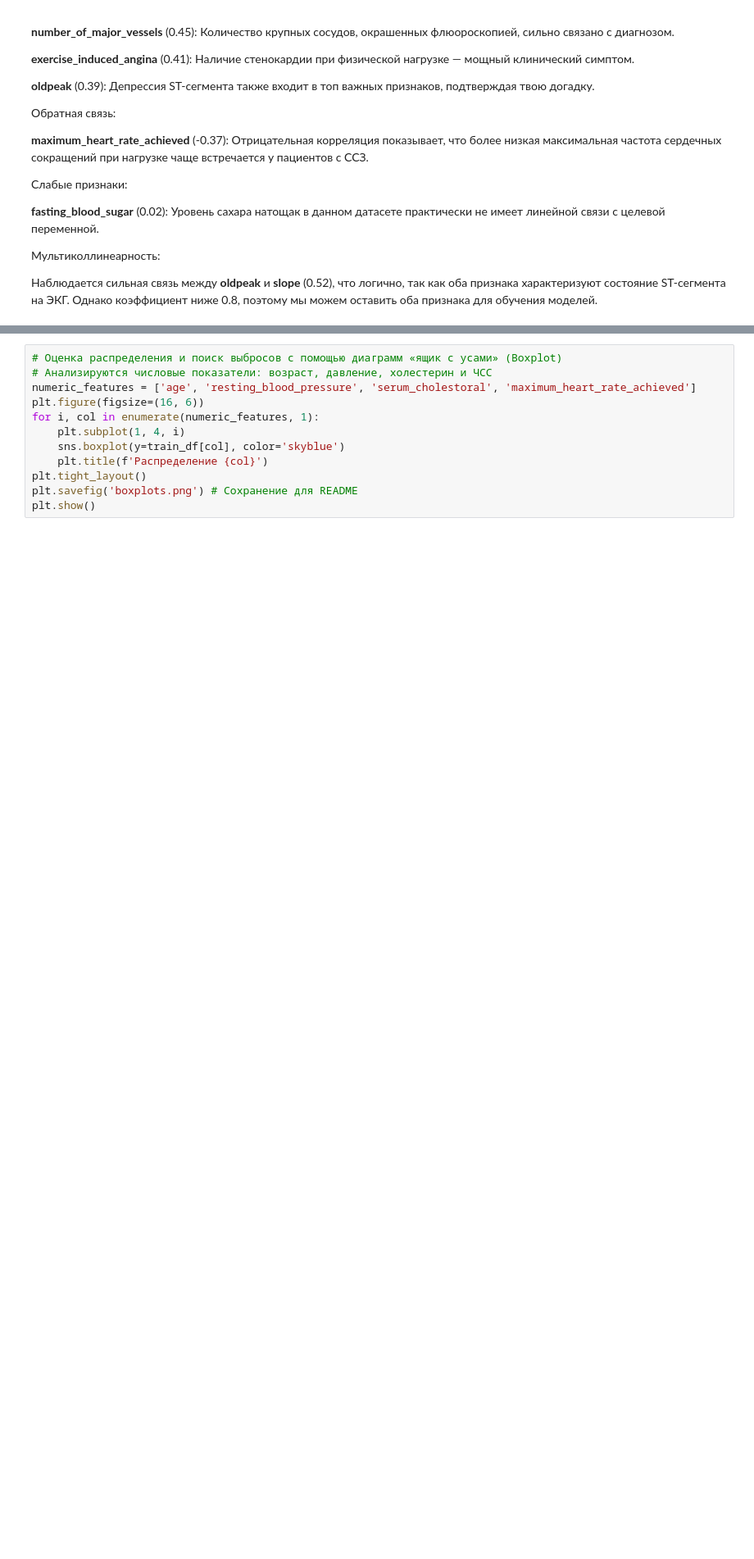
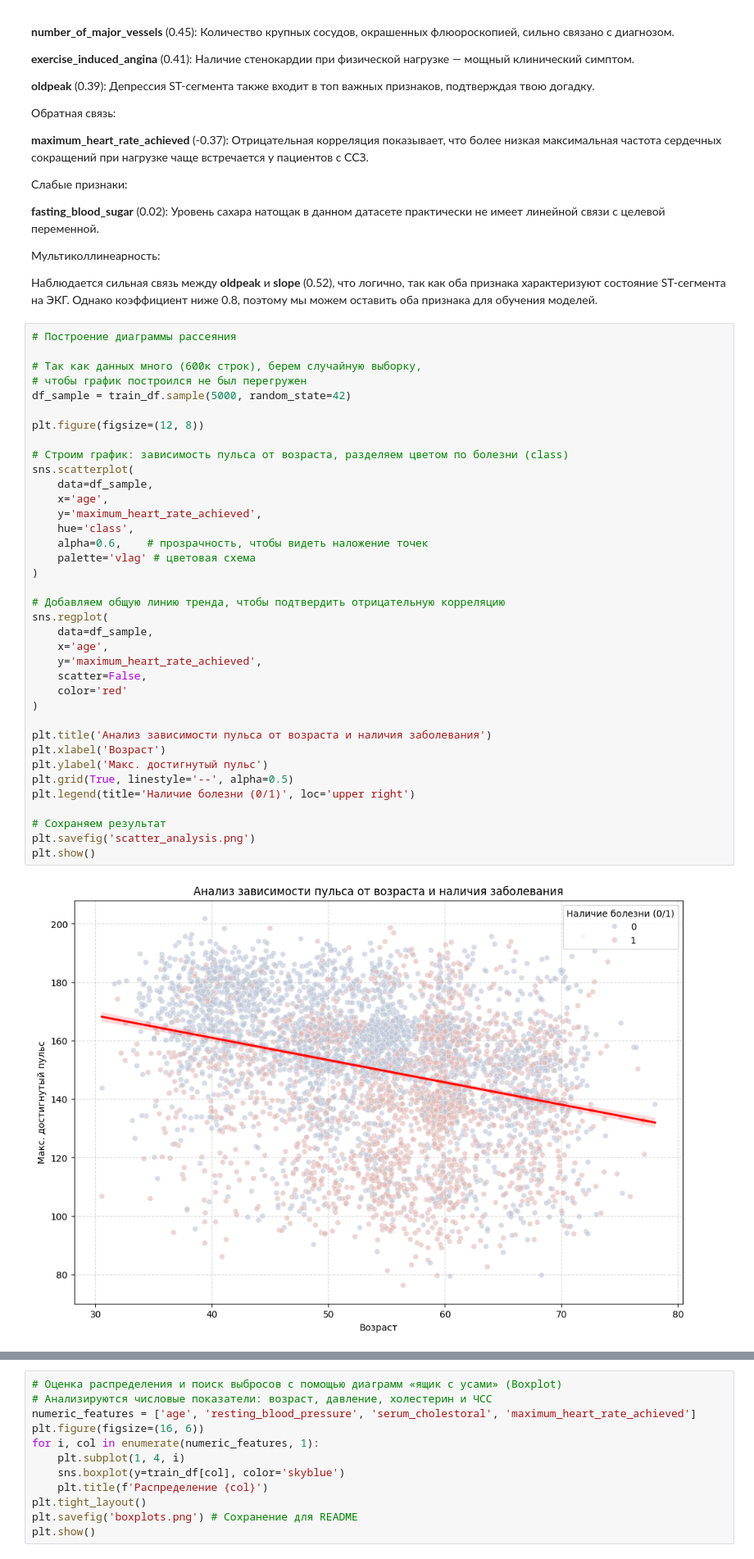
Before and after one commit to NadiiaMT/CVD-Prediction-Project, a Jupyter notebook: CVD_Analysis.ipynb, the cells around one changed output, grey strips where cells are left out. Shown at 82% size. Drawn from its saved outputs; the diff is of its cells as text; blank space fills up the shorter version.

```diff
--- a/CVD_Analysis.ipynb
+++ b/CVD_Analysis.ipynb
@@ -174,3 +174,42 @@ plt.show()
 Мультиколлинеарность:
 
 Наблюдается сильная связь между **oldpeak** и **slope** (0.52), что логично, так как оба признака характеризуют состояние ST-сегмента на ЭКГ. Однако коэффициент ниже 0.8, поэтому мы можем оставить оба признака для обучения моделей.
+# %%
+# Построение диаграммы рассеяния
+
+# Так как данных много (600к строк), берем случайную выборку,
+# чтобы график построился не был перегружен
+df_sample = train_df.sample(5000, random_state=42)
+
+plt.figure(figsize=(12, 8))
+
+# Строим график: зависимость пульса от возраста, разделяем цветом по болезни (class)
+sns.scatterplot(
+    data=df_sample,
+    x='age',
+    y='maximum_heart_rate_achieved',
+    hue='class',
+    alpha=0.6,    # прозрачность, чтобы видеть наложение точек
+    palette='vlag' # цветовая схема
+)
+
+# Добавляем общую линию тренда, чтобы подтвердить отрицательную корреляцию
+sns.regplot(
+    data=df_sample,
+    x='age',
+    y='maximum_heart_rate_achieved',
+    scatter=False,
+    color='red'
+)
+
+plt.title('Анализ зависимости пульса от возраста и наличия заболевания')
+plt.xlabel('Возраст')
+plt.ylabel('Макс. достигнутый пульс')
+plt.grid(True, linestyle='--', alpha=0.5)
+plt.legend(title='Наличие болезни (0/1)', loc='upper right')
+
+# Сохраняем результат
+plt.savefig('scatter_analysis.png')
+plt.show()
+# %% [output]
+[figure, added]
```
Also changed, not shown: parts of 1 cell of this notebook.
